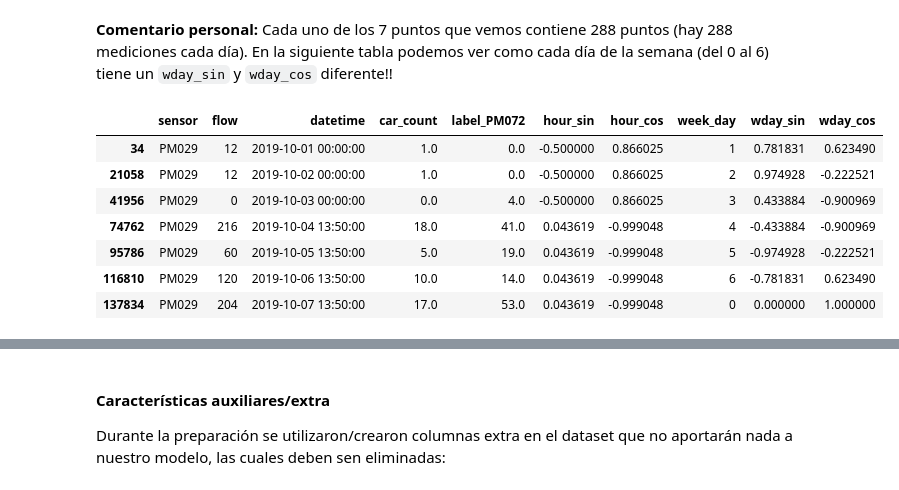
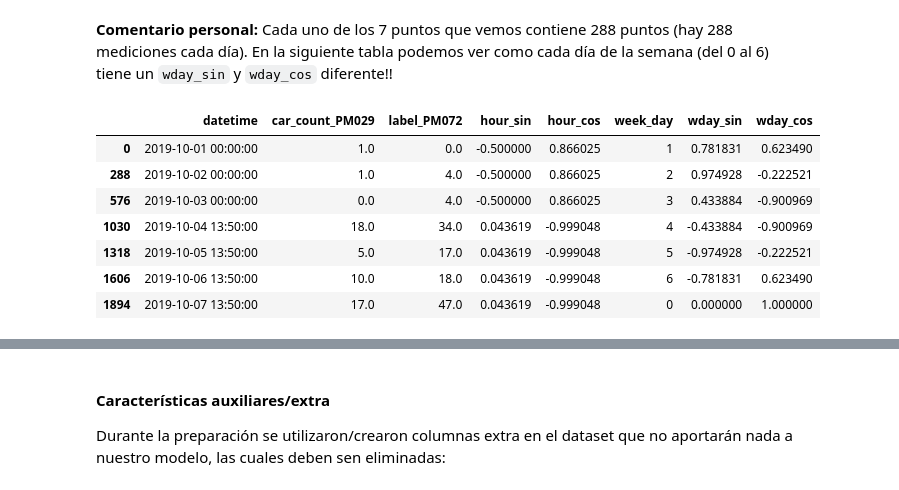
Before and after one commit to albertopmp/TFG, a Jupyter notebook: src/TrafficFlow.ipynb, the cells around one changed output, grey strips where cells are left out. Drawn from its saved outputs; the diff is of its cells as text; code cells hidden in the pictures.

```diff
--- a/src/TrafficFlow.ipynb
+++ b/src/TrafficFlow.ipynb
@@ -362,6 +368,0 @@ realizada por el sensor `PM072` en el instante `t+x`. Esa característica (colum
-# %%
-# Se extraen los datos correspondientes al sensor donde se va a predecir
-PM072_data = df_1.loc[df_1['sensor'] == 'PM072']
-df_1 = df_1[df_1['sensor'] != 'PM072']
-df_1['label_PM072'] = np.nan
-df_1.head()
@@ -405,4 +368,0 @@ Hay que eliminar las filas que tienen `label_PM072 == NaN`
-# %%
-df_1 = df_1.dropna()
-# Ya no hay valores NA
-df_1.loc[df_1['datetime'] >= '2020-02-29 23:35:00']
@@ -414,0 +386,27 @@ df_1.loc[df_1['datetime'] >= '2020-02-29 23:35:00']
+# %%
+def prepare_df(df_orig, sensors_list, label_sensor, x):
+    # Lista de todos los instantes temporales del primer sensor de la lista
+    date_time = df_orig.loc[df_orig['sensor'] == sensors_list[0], 'datetime']
+
+    # Instante temporal y car_count de dicho sensor
+    prepared_df = df_orig.loc[ (df_orig['datetime'].isin(date_time)) &  (df_orig['sensor'] == sensors_list[0]), ['datetime', 'car_count']]
+    # Renombrar la columna car_count
+    prepared_df.rename(columns={'car_count': 'car_count_' + sensors_list[0]}, inplace=True)
+
+    # Join con los datos de cada sensor de la lista (sin contar el primero)
+    for ss in sensors_list[1:]:
+        aux = df_orig.loc[ (df_orig['datetime'].isin(date_time)) &  (df_orig['sensor'] == ss), ['datetime', 'car_count']]
+        aux.rename(columns={'car_count': 'car_count_' + ss}, inplace=True)
+        prepared_df = pd.merge(prepared_df, aux, on='datetime', how='outer')
+
+    # Obtengo los datos del sensor a predecir x minutos despues
+    aux = df_orig.loc[ (df_orig['datetime'].isin(date_time+datetime.timedelta(minutes=x))) &  (df_orig['sensor'] == label_sensor), ['datetime', 'car_count']]
+    # Resto los x minutos de para poder hacer el JOIN y MANTENIENDO EL CAR_COUNT que interesa
+    aux['datetime'] = aux['datetime'] - datetime.timedelta(minutes=x)
+    aux.rename(columns={'car_count': 'label_' + label_sensor}, inplace=True)
+    prepared_df = pd.merge(prepared_df, aux, on='datetime', how='outer')
+
+    # Puede que haya NaN en algunas filas
+    prepared_df = prepared_df.dropna()
+
+    return prepared_df
@@ -414,0 +415,3 @@ df_1.loc[df_1['datetime'] >= '2020-02-29 23:35:00']
+# %%
+sensors_list = ['PM029']
+df_1 = prepare_df(df_1, sensors_list, 'PM072', x = 10)
@@ -497,13 +501,13 @@ df_1.loc[df['sensor'] == 'PM029'][:2100].plot.scatter('wday_sin','wday_cos').set
 **Comentario personal:** Cada uno de los 7 puntos que vemos contiene 288 puntos (hay 288 mediciones cada día).
 En la siguiente tabla podemos ver como cada día de la semana (del 0 al 6) tiene un `wday_sin` y `wday_cos` diferente!!
 # %%
-df_1.loc[df_1['sensor'] == 'PM029'][0:2000:288]
+df_1[0:2000:288]
 # %% [output]
-|  | sensor | flow | datetime | car_count | label_PM072 | hour_sin | hour_cos | week_day | wday_sin | wday_cos |
-| 34 | PM029 | 12 | 2019-10-01 00:00:00 | 1.0 | 0.0 | -0.500000 | 0.866025 | 1 | 0.781831 | 0.623490 |
-| 21058 | PM029 | 12 | 2019-10-02 00:00:00 | 1.0 | 0.0 | -0.500000 | 0.866025 | 2 | 0.974928 | -0.222521 |
-| 41956 | PM029 | 0 | 2019-10-03 00:00:00 | 0.0 | 4.0 | -0.500000 | 0.866025 | 3 | 0.433884 | -0.900969 |
-| 74762 | PM029 | 216 | 2019-10-04 13:50:00 | 18.0 | 41.0 | 0.043619 | -0.999048 | 4 | -0.433884 | -0.900969 |
-| 95786 | PM029 | 60 | 2019-10-05 13:50:00 | 5.0 | 19.0 | 0.043619 | -0.999048 | 5 | -0.974928 | -0.222521 |
-| 116810 | PM029 | 120 | 2019-10-06 13:50:00 | 10.0 | 14.0 | 0.043619 | -0.999048 | 6 | -0.781831 | 0.623490 |
-| 137834 | PM029 | 204 | 2019-10-07 13:50:00 | 17.0 | 53.0 | 0.043619 | -0.999048 | 0 | 0.000000 | 1.000000 |
+|  | datetime | car_count_PM029 | label_PM072 | hour_sin | hour_cos | week_day | wday_sin | wday_cos |
+| 0 | 2019-10-01 00:00:00 | 1.0 | 0.0 | -0.500000 | 0.866025 | 1 | 0.781831 | 0.623490 |
+| 288 | 2019-10-02 00:00:00 | 1.0 | 4.0 | -0.500000 | 0.866025 | 2 | 0.974928 | -0.222521 |
+| 576 | 2019-10-03 00:00:00 | 0.0 | 4.0 | -0.500000 | 0.866025 | 3 | 0.433884 | -0.900969 |
+| 1030 | 2019-10-04 13:50:00 | 18.0 | 34.0 | 0.043619 | -0.999048 | 4 | -0.433884 | -0.900969 |
+| 1318 | 2019-10-05 13:50:00 | 5.0 | 17.0 | 0.043619 | -0.999048 | 5 | -0.974928 | -0.222521 |
+| 1606 | 2019-10-06 13:50:00 | 10.0 | 18.0 | 0.043619 | -0.999048 | 6 | -0.781831 | 0.623490 |
+| 1894 | 2019-10-07 13:50:00 | 17.0 | 47.0 | 0.043619 | -0.999048 | 0 | 0.000000 | 1.000000 |
```
Also changed, not shown: parts of 44 cells of this notebook.
